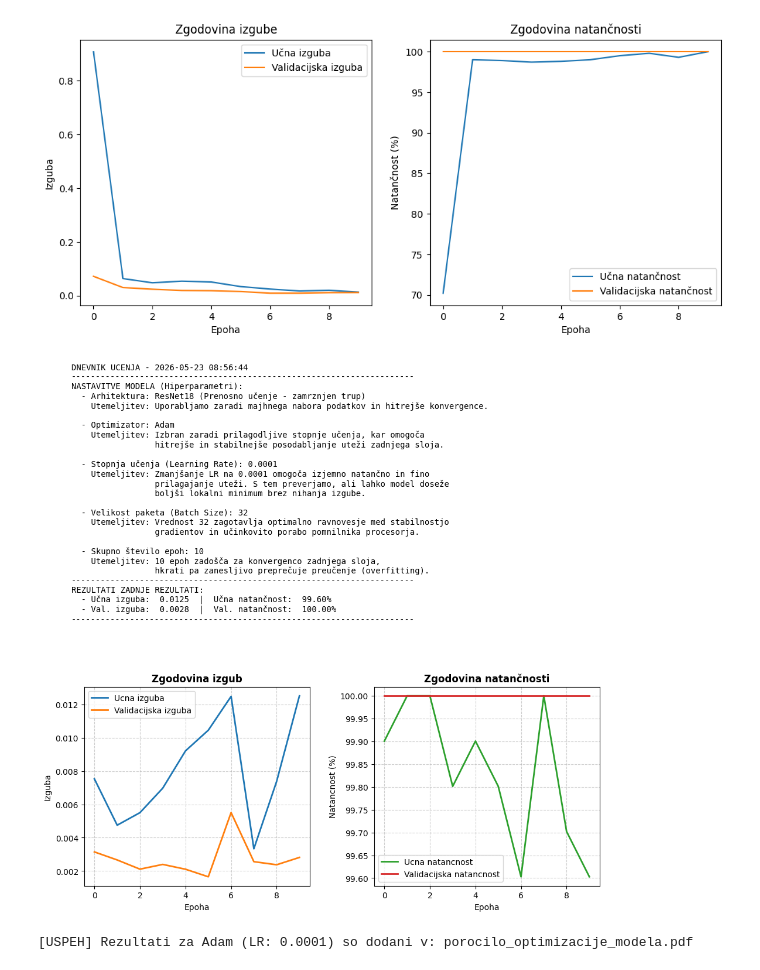
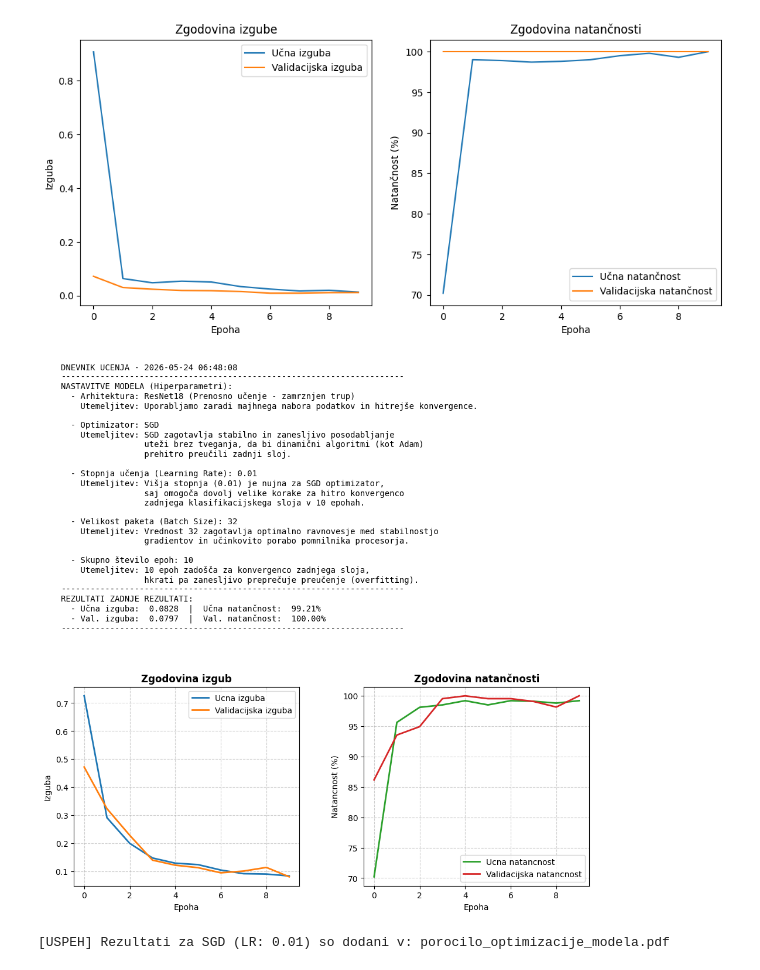
Before and after one commit to pametni-paketnik/paketnik, a Jupyter notebook: ORV/model_ucenje.ipynb, the cells around one changed output. Drawn from its saved outputs; the diff is of its cells as text; code cells hidden in the pictures.

Commit message:
Optimizacija modela - SGD optimizator, 0.01 learning rate

```diff
--- a/ORV/model_ucenje.ipynb
+++ b/ORV/model_ucenje.ipynb
@@ -127,11 +127,11 @@ criterion = nn.CrossEntropyLoss()
 
 # stopnja učenja - hiperparameter za optimizacijo
 # LEARNING_RATES = [0.01, 0.001, 0.0001]
-LEARNING_RATE = 0.0001
+LEARNING_RATE = 0.01
 
 # optimizator Adam = posodabljal bo samo uteži našega zadnjega sloja
 # OPTIMIZERS = ['Adam', 'SGD']
-optimizer = optim.Adam(model.fc.parameters(), lr=LEARNING_RATE)
+optimizer = optim.SGD(model.fc.parameters(), lr=LEARNING_RATE)
 
 # koliko krat bo šel naš model skozi celotno učno množico
 EPOCHS = 10
@@ -266,13 +266,14 @@ tekstovni_povzetek = (
     f"    Utemeljitev: Uporabljamo zaradi majhnega nabora podatkov in hitrejše konvergence.\n\n"
 
     f"  - Optimizator: {tip_optimizatorja}\n"
-    f"    Utemeljitev: Izbran zaradi prilagodljive stopnje učenja, kar omogoča\n"
-    f"                 hitrejše in stabilnejše posodabljanje uteži zadnjega sloja.\n\n"
+    f"    Utemeljitev: SGD zagotavlja stabilno in zanesljivo posodabljanje\n"
+    f"                 uteži brez tveganja, da bi dinamični algoritmi (kot Adam)\n"
+    f"                 prehitro preučili zadnji sloj.\n\n"
 
     f"  - Stopnja učenja (Learning Rate): {trenutni_lr}\n"
-    f"    Utemeljitev: Zmanjšanje LR na 0.0001 omogoča izjemno natančno in fino\n"
-    f"                 prilagajanje uteži. S tem preverjamo, ali lahko model doseže\n"
-    f"                 boljši lokalni minimum brez nihanja izgube.\n\n"
+    f"    Utemeljitev: Višja stopnja (0.01) je nujna za SGD optimizator,\n"
+    f"                 saj omogoča dovolj velike korake za hitro konvergenco\n"
+    f"                 zadnjega klasifikacijskega sloja v 10 epohah.\n\n"
 
     f"  - Velikost paketa (Batch Size): {velikost_paketa}\n"
     f"    Utemeljitev: Vrednost 32 zagotavlja optimalno ravnovesje med stabilnostjo\n"
@@ -303,32 +304,32 @@ ax1.grid(True, linestyle='--', alpha=0.6)
 
 # Graf za natančnost
 ax2 = fig.add_axes([0.55, 0.15, 0.35, 0.4])
 ax2.plot(zgodovina_natancnosti_v_ucenju, label='Ucna natancnost', color='#2ca02c', linewidth=2)
 ax2.plot(zgodovina_natancnosti_v_validaciji, label='Validacijska natancnost', color='#d62728', linewidth=2)
 ax2.set_xlabel('Epoha')
 ax2.set_ylabel('Natancnost (%)')
 ax2.legend()
 ax2.set_title('Zgodovina natančnosti', fontsize=12, fontweight='bold')
 ax2.grid(True, linestyle='--', alpha=0.6)
 
 zacasni_pdf = f"temp_izpis.pdf"
 plt.savefig(zacasni_pdf, bbox_inches='tight', dpi=300)
 plt.show()
 
 writer = PdfWriter()
 
 if os.path.exists(POT_DO_PDF_POROCILA):
     writer.append(POT_DO_PDF_POROCILA)
 
 writer.append(zacasni_pdf)
 with open(POT_DO_PDF_POROCILA, "wb") as fp:
     writer.write(fp)
 
 writer.close()
 if os.path.exists(zacasni_pdf):
     os.remove(zacasni_pdf)
 
 print(f"[USPEH] Rezultati za {tip_optimizatorja} (LR: {trenutni_lr}) so dodani v: {POT_DO_PDF_POROCILA}")
 # %% [output]
-[figure, old version]
+[figure, new version]
-[USPEH] Rezultati za Adam (LR: 0.0001) so dodani v: porocilo_optimizacije_modela.pdf
+[USPEH] Rezultati za SGD (LR: 0.01) so dodani v: porocilo_optimizacije_modela.pdf
```
Also changed, not shown: parts of 2 cells of this notebook, 1 other file.
